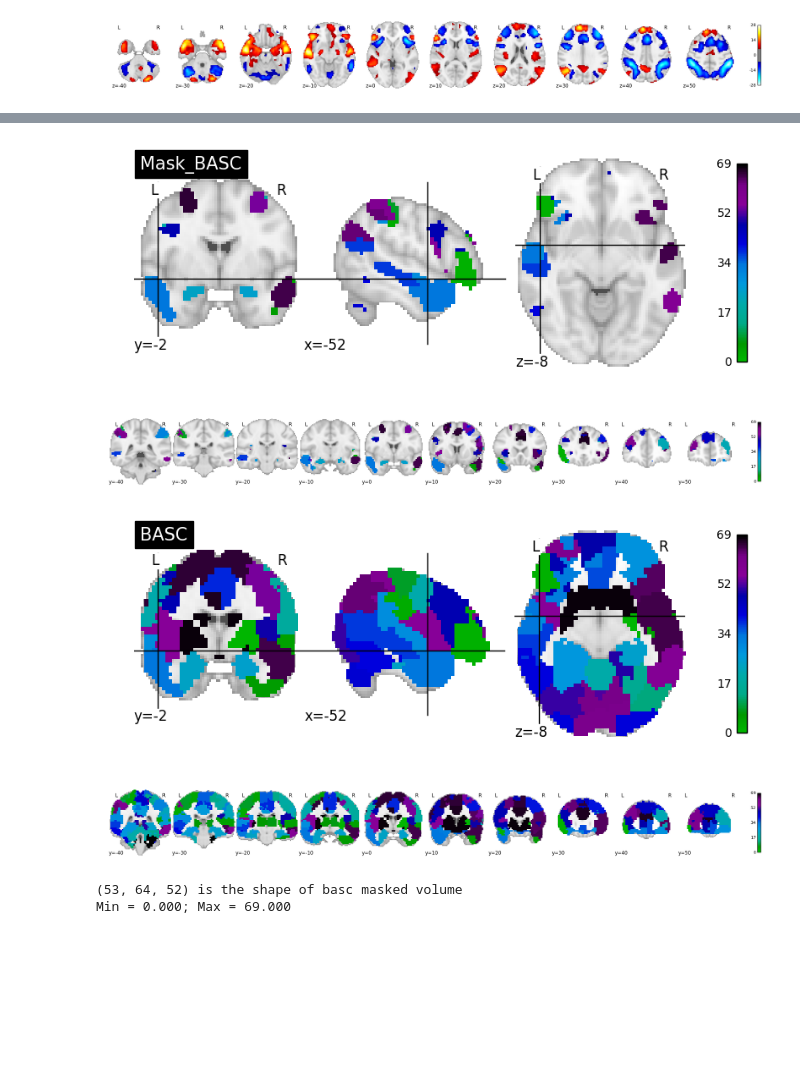
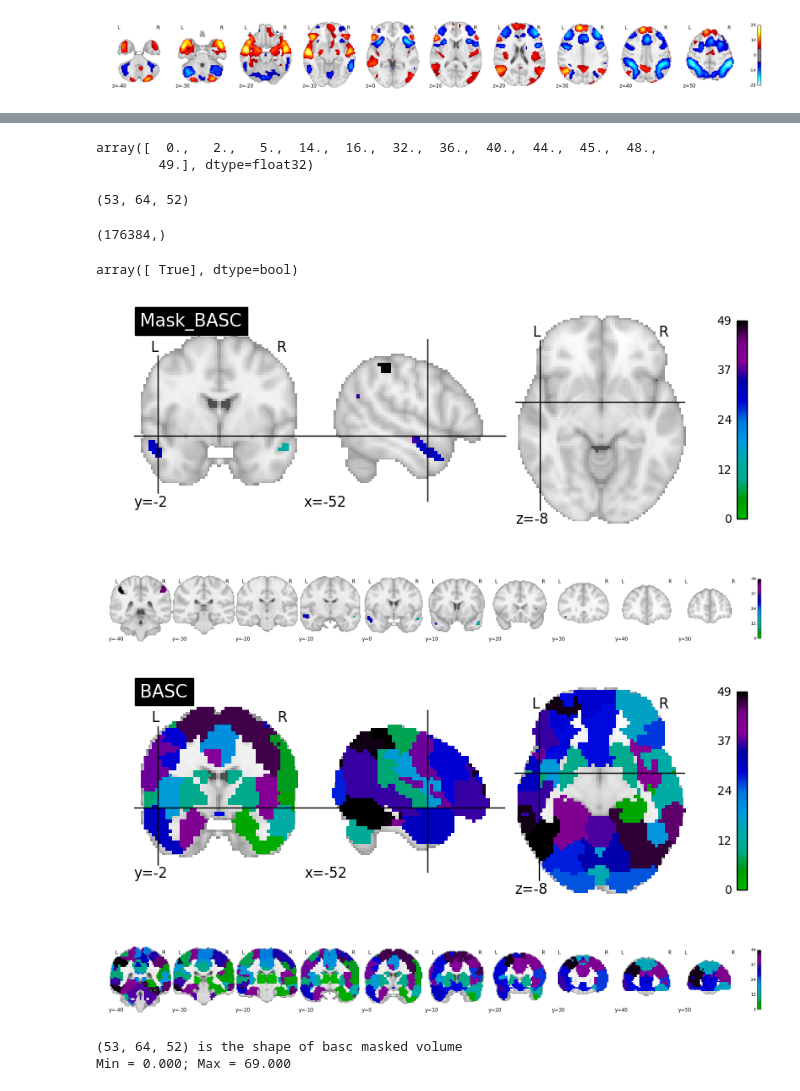
Before and after one commit to SIMEXP/hcp, a Jupyter notebook: hcp_activation_maps_language_exp1.ipynb, the cells around one changed output, grey strips where cells are left out. Cells and saved outputs as stored; diff of their text form; code cells hidden in the pictures; blank space fills up the shorter version.

```diff
--- a/hcp_activation_maps_language_exp1.ipynb
+++ b/hcp_activation_maps_language_exp1.ipynb
@@ -116,8 +116,8 @@ display = plotting.plot_stat_map(in_vol_story_minus_math, threshold=6,
 [figure]
 # %%
 # build mask of story minus math
-mask_story_minus_math_high = in_story_minus_math >= 10
-mask_story_minus_math_low = in_story_minus_math <= -10
+mask_story_minus_math_high = in_story_minus_math >= 22
+mask_story_minus_math_low = in_story_minus_math <= -22
 mask_story_minus_math = mask_story_minus_math_low + mask_story_minus_math_high
 in_mask_story_minus_math = nib.Nifti1Image(mask_story_minus_math,
                                           affine=in_vol_story.affine,
@@ -137,0 +138,10 @@ display = plotting.plot_stat_map(in_mask_story_minus_math,
+# %%
+# Extract coorrespmding region from basc partition
+in_vol_basc = nib.load(os.path.join(path_root,"subtypes_scores/26-10-2016/basc_LANGUAGE_rl-lr_niak-fix-scrub_900R/stability_group_nii/sci50_scg50_scf49/brain_partition_consensus_group_sci50_scg50_scf49.nii.gz"))
+in_basc_select = in_vol_basc.get_data()*mask_story_minus_math
+# %%
+clust_select = np.unique(in_basc_select)
+clust_select
+# %% [output]
+array([  0.,   2.,   5.,  14.,  16.,  32.,  36.,  40.,  44.,  45.,  48.,
+        49.], dtype=float32)
@@ -138,38 +150,47 @@ display = plotting.plot_stat_map(in_mask_story_minus_math,
+# %%
+np.shape(in_basc_select)
+# %% [output]
+(53, 64, 52)
+# %%
+np.shape(in_basc_select_mask)
+# %% [output]
+(176384,)
+# %%
+np.unique(in_basc_select_mask)
+# %% [output]
+array([ True], dtype=bool)
 # %%
-# Extract coorrespmding region from basc partition
-in_vol_basc = nib.load(os.path.join(path_root,"subtypes_scores/26-10-2016/basc_LANGUAGE_rl-lr_niak-fix-scrub_900R/stability_group_nii/sci90_scg72_scf69/brain_partition_consensus_group_sci90_scg72_scf69.nii.gz"))
-in_basc_select = in_vol_basc.get_data()*mask_story_minus_math
 in_vol_basc_select = nib.Nifti1Image(in_basc_select,
                                           affine=in_vol_basc.affine,
                                           header=in_vol_basc.header
                                          )
 
 display = plotting.plot_stat_map(in_vol_basc_select,
                                  cut_coords=(-52, -2, -8),
                                  title= "Mask_BASC",
                                  cmap=cmx.nipy_spectral_r
                                  )
 display = plotting.plot_stat_map(in_vol_basc_select,
                                  display_mode='y',
                                  cut_coords= range(-40, 60, 10),
                                  cmap=cmx.nipy_spectral_r
                                 )
 # basc partion
 display = plotting.plot_stat_map(in_vol_basc,
                                  cut_coords=(-52, -2, -8),
                                  title= "BASC",
                                  cmap=cmx.nipy_spectral_r
                                  )
 display = plotting.plot_stat_map(in_vol_basc,
                                  display_mode='y',
                                  cut_coords= range(-40, 60, 10),
                                  cmap=cmx.nipy_spectral_r
                                 )
 # %% [output]
-[figure, old version]
+[figure, new version]
-[figure, old version]
+[figure, new version]
-[figure, old version]
+[figure, new version]
-[figure, old version]
+[figure, new version]
 # %%
 print("(%s, %s, %s) is the shape of basc masked volume " %  in_vol_basc_select.shape)
 print("Min = %.3f; Max = %.3f" % (in_vol_basc_select.get_data().min(), in_vol_basc_select.get_data().max()))
```
Also changed, not shown: parts of 2 cells of this notebook, 1 other file.
